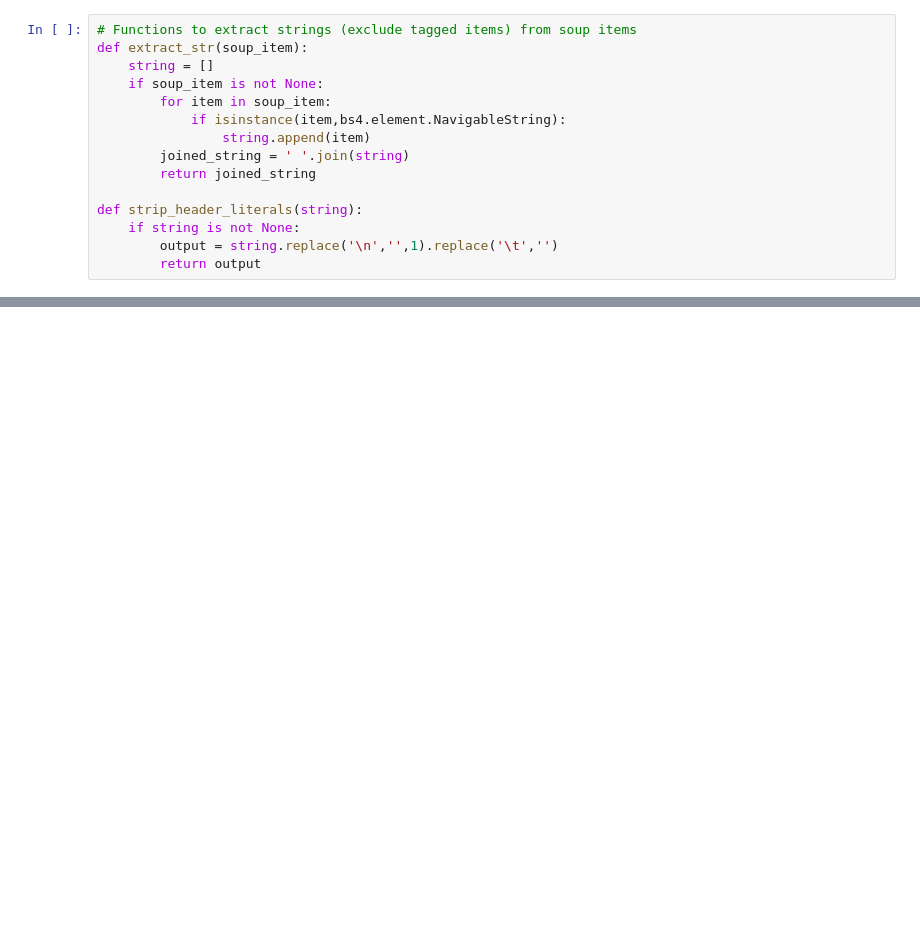
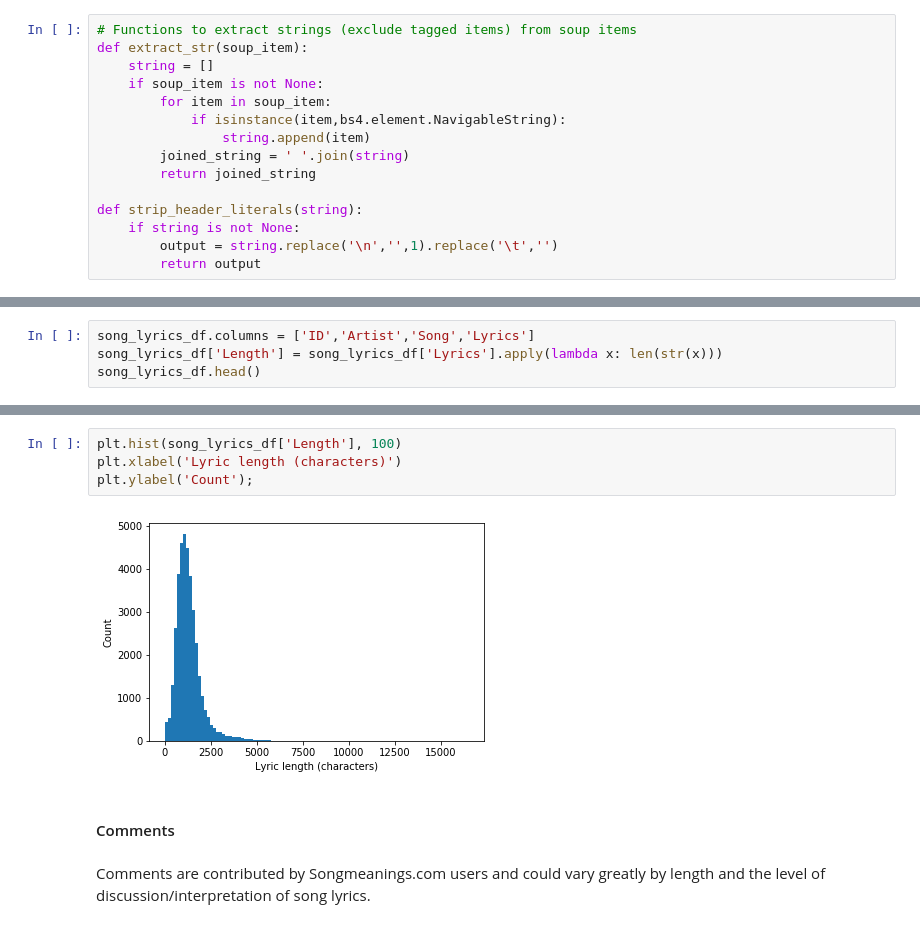
Before and after one commit to sq2141/Music-recommendation-engine, a Jupyter notebook: song_meanings_nb.ipynb, the cells around one changed output, grey strips where cells are left out. Saved outputs shown, nothing was run; the diff lists cells and outputs as text; blank space fills up the shorter version.

```diff
--- a/song_meanings_nb.ipynb
+++ b/song_meanings_nb.ipynb
@@ -196,0 +223,4 @@ else:
+# %%
+song_lyrics_df.columns = ['ID','Artist','Song','Lyrics']
+song_lyrics_df['Length'] = song_lyrics_df['Lyrics'].apply(lambda x: len(str(x)))
+song_lyrics_df.head()
@@ -196,0 +234,10 @@ else:
+# %%
+plt.hist(song_lyrics_df['Length'], 100)
+plt.xlabel('Lyric length (characters)')
+plt.ylabel('Count');
+# %% [output]
+[figure, added]
+# %% [markdown]
+#### Comments
+# %% [markdown]
+Comments are contributed by Songmeanings.com users and could vary greatly by length and the level of discussion/interpretation of song lyrics.
```
Also changed, not shown: parts of 29 cells of this notebook.
